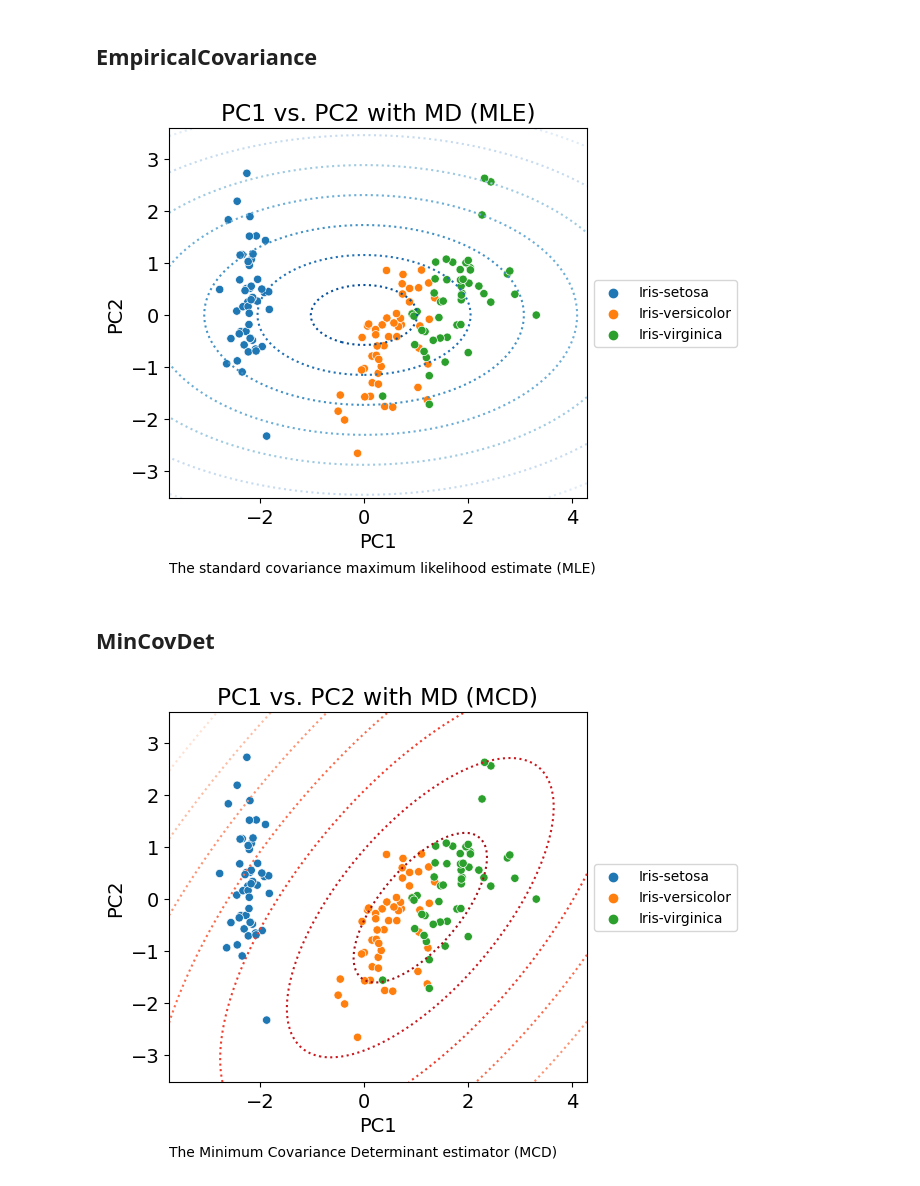
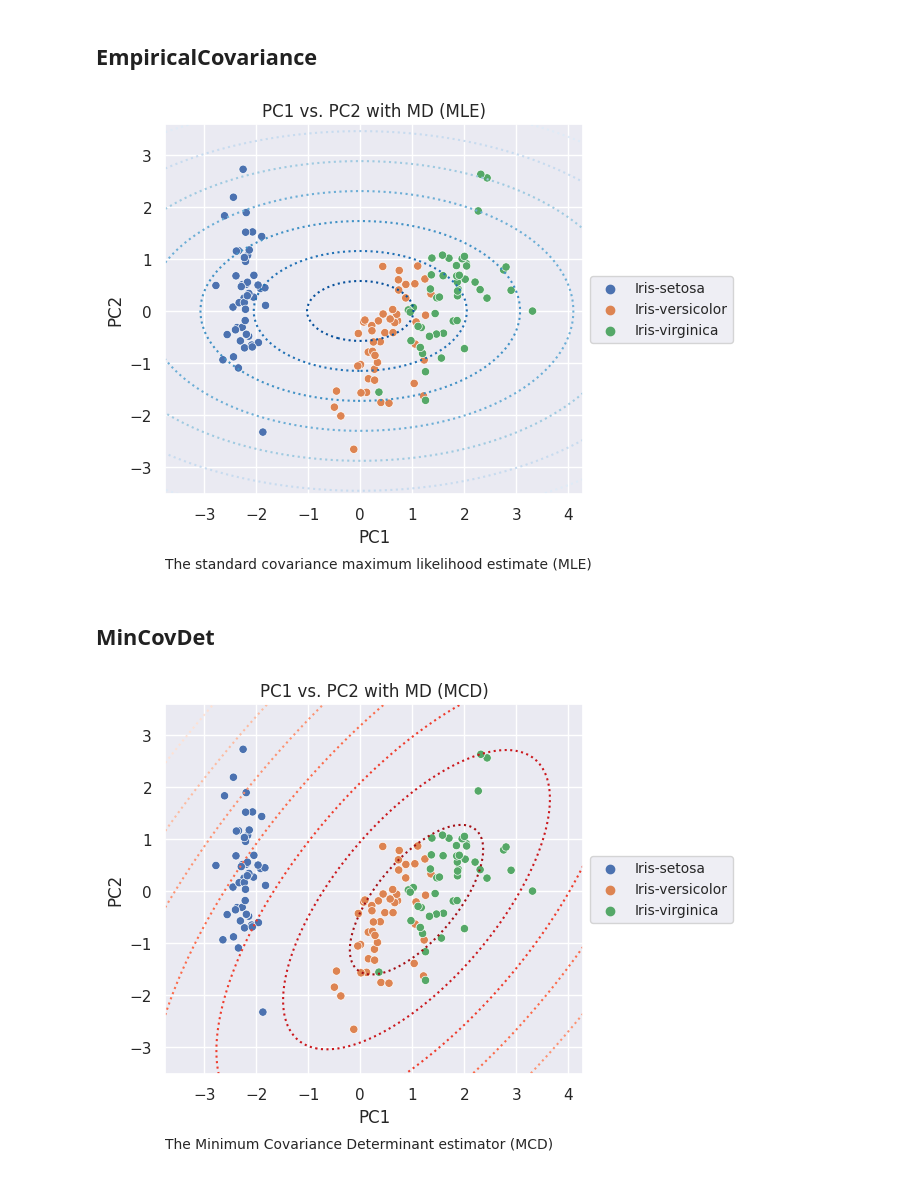
Before and after one commit to bitwalk123/MyNotebook, a Jupyter notebook: iris_PCA_py_2.ipynb, the cells around one changed output. Saved outputs shown, nothing was run; the diff lists cells and outputs as text; code cells hidden in the pictures.

```diff
--- a/iris_PCA_py_2.ipynb
+++ b/iris_PCA_py_2.ipynb
@@ -38,6 +38,7 @@ df_pca.insert(0, col_y, df[col_y].copy())
 import matplotlib.pyplot as plt
 import seaborn as sns
 plt.rcParams['font.size'] = 14
+sns.set()
 
 fig, ax = plt.subplots()
 sns.scatterplot(data=df_pca, x='PC1', y='PC2', hue=col_y, ax=ax)
@@ -151,37 +152,37 @@ ax.annotate('The standard covariance maximum likelihood estimate (MLE)', xy = (0
 plt.savefig('iris_26_PCA_PC1PC2.png')
 plt.show()
 # %% [output]
-[figure, old version]
+[figure, new version]
 # %% [markdown]
 ## MinCovDet
 # %%
 fig, ax = plt.subplots()
 sns.scatterplot(data=df_pca, x='PC1', y='PC2', hue=col_y, ax=ax)
-ax.set_aspect('equal')
+ax.set_aspect('equal', adjustable='box')
 ax.legend(loc='center left', bbox_to_anchor=(1, 0.5), fontsize=10)
 ax.set_title('PC1 vs. PC2 with MD (MCD)')
 
 # adjust axis range wider
 factor = 0.1
 plt.xlim(adjust_range(plt.xlim(), factor))
 plt.ylim(adjust_range(plt.ylim(), factor))
 
 # Create meshgrid of feature 1 and feature 2 values
 xx, yy = np.meshgrid(
     np.linspace(plt.xlim()[0], plt.xlim()[1], 100),
     np.linspace(plt.ylim()[0], plt.ylim()[1], 100),
 )
 zz = np.c_[xx.ravel(), yy.ravel()]
 
 # Calculate the MCD based Mahalanobis distances
 mahal_robust_cov = robust_cov.mahalanobis(zz)
 mahal_robust_cov = mahal_robust_cov.reshape(xx.shape)
 robust_contour = ax.contour(
     xx, yy, np.sqrt(mahal_robust_cov), cmap=plt.cm.Reds_r, linestyles="dotted"
 )
 ax.annotate('The Minimum Covariance Determinant estimator (MCD)', xy = (0, -0.2), xycoords='axes fraction', fontsize=10)
 
 plt.savefig('iris_27_PCA_PC1PC2.png')
 plt.show()
 # %% [output]
-[figure, old version]
+[figure, new version]
```
Also changed, not shown: parts of 5 cells of this notebook, 11 other files.
